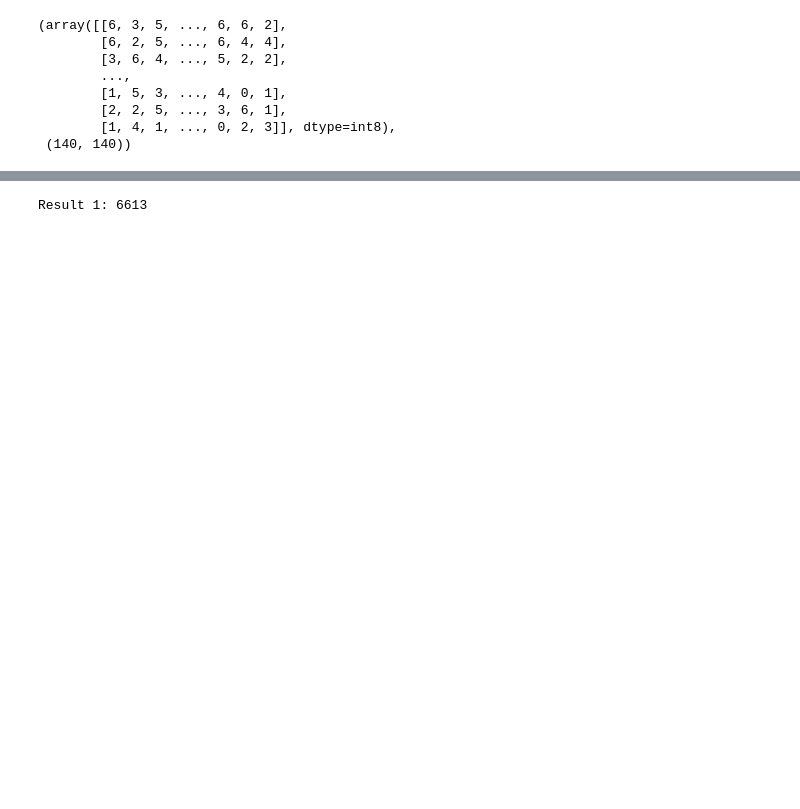
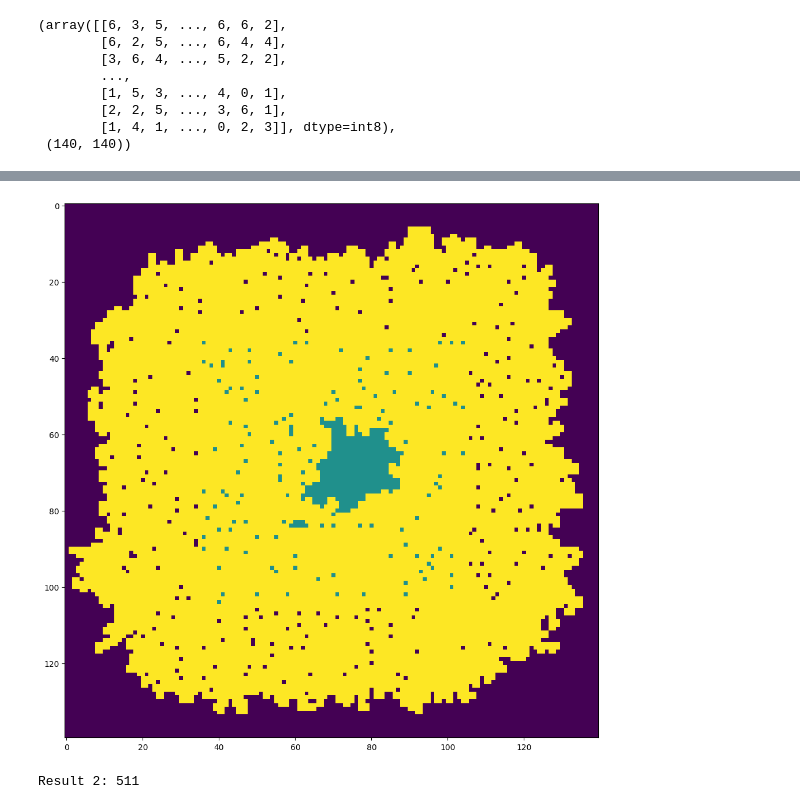
Before and after one commit to enricd/AdventOfCode, a Jupyter notebook: y_2023/day10.ipynb, the cells around one changed output, grey strips where cells are left out. Cells and saved outputs as stored; diff of their text form; code cells hidden in the pictures; blank space fills up the shorter version.

```diff
--- a/y_2023/day10.ipynb
+++ b/y_2023/day10.ipynb
@@ -158,9 +143,71 @@ np.sum(enclosed_map == 2), np.sum(enclosed_map == 1), np.sum(enclosed_map == 0),
-# %%
-
-
-while sum(enclosed_map == -1) > 0:
-    for i in range(0, enclosed_map.shape[0]):
-        for j in range(0, enclosed_map.shape[1]):
-            if enclosed_map[i, j] == -1:
-# %% [output]
-Result 1: 6613
+# %%
+# ---- Part 2 ----
+
+# -1: not checked, 0: not enclosed, 1: enclosed, 2: conn pipe
+
+enclosed_map = np.ones(map_pipes.shape, dtype=np.int8) * -1
+enclosed_map[map_connected == 1] = 2
+
+it = 0
+while np.sum(enclosed_map == -1) > 0 and it < 200:
+
+    for i in range(0, enclosed_map.shape[0]):
+        for j in range(0, enclosed_map.shape[1]):
+
+            if enclosed_map[i, j] == -1:
+                for d, dir_n in enumerate(np.array([[-1, 0], [1, 0], [0, -1], [0, 1]])):
+                    neighbour = np.array([i, j]) + dir_n
+                    if (0 <= neighbour[0] < enclosed_map.shape[0]) and (0 <= neighbour[1] < enclosed_map.shape[1]):
+                        if enclosed_map[*neighbour] == 2:
+
+                            if d == 0:      # up -> (right 1, left 0)
+                                if map_conn_dirs[*neighbour] in [4, 6, 8, 11, 12]:
+                                    enclosed_map[i, j] = 1
+                                    break
+                                else:
+                                    enclosed_map[i, j] = 0
+                                    break
+
+                            elif d == 1:    # down -> (left 1, right 0)
+                                if map_conn_dirs[*neighbour] in [3, 5, 7, 9, 10]:
+                                    enclosed_map[i, j] = 1
+                                    break
+                                else:
+                                    enclosed_map[i, j] = 0
+                                    break
+
+                            elif d == 2:    # left -> (up 1, down 0)
+                                if map_conn_dirs[*neighbour] in [1, 5, 6, 9, 11]:
+                                    enclosed_map[i, j] = 1
+                                    break
+                                else:
+                                    enclosed_map[i, j] = 0
+                                    break
+
+                            elif d == 3:    # right -> (down 1, up 0)
+                                if map_conn_dirs[*neighbour] in [2, 7, 8, 10, 12]:
+                                    enclosed_map[i, j] = 1
+                                    break
+                                else:
+                                    enclosed_map[i, j] = 0
+                                    break
+
+                        elif enclosed_map[*neighbour] == 1:
+                            enclosed_map[i, j] = 1
+                            break
+
+                        elif enclosed_map[*neighbour] == 0:
+                            enclosed_map[i, j] = 0
+                            break
+
+    it += 1
+
+plt.figure(figsize=(12, 12))
+plt.imshow(enclosed_map)
+plt.show()
+# %% [output]
+[figure, added]
+# %%
+print("Result 2:", np.sum(enclosed_map == 1))
+# %% [output]
+Result 2: 511
```
Also changed, not shown: parts of 3 cells of this notebook.
